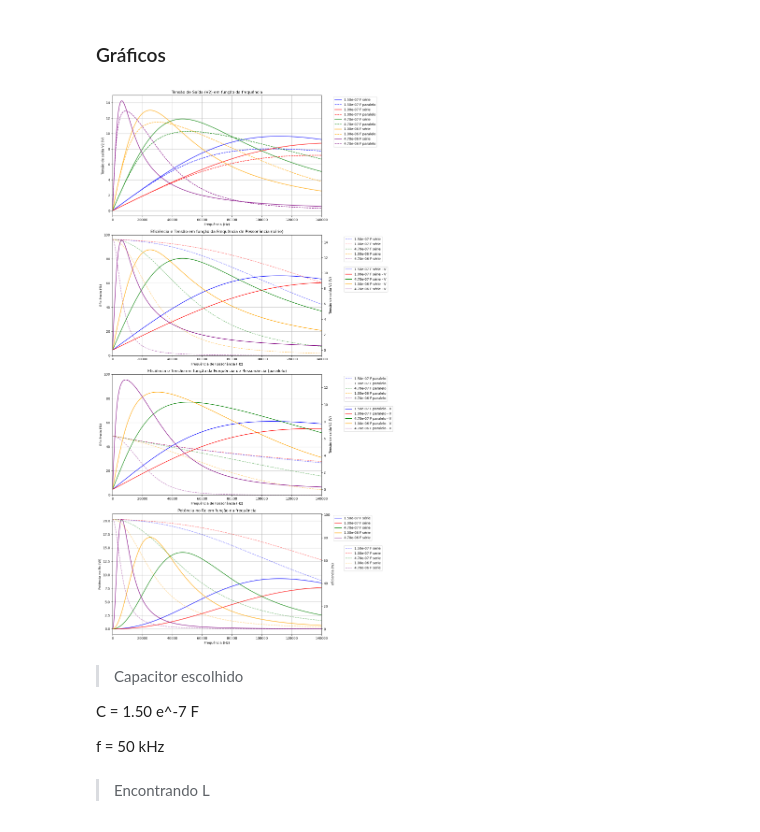
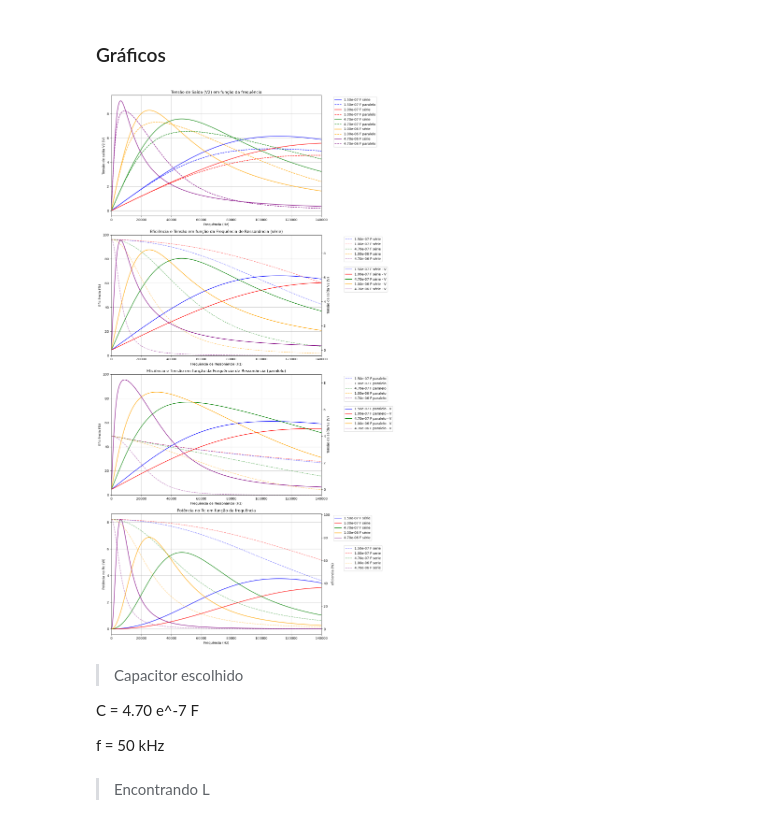
Before and after one commit to EnzoSilva14/projeto-eletromag, a Jupyter notebook: Versao_atual.ipynb, the cells around one changed output. Drawn from its saved outputs; the diff is of its cells as text; code cells hidden in the pictures.

```diff
--- a/Versao_atual.ipynb
+++ b/Versao_atual.ipynb
@@ -116,7 +116,8 @@ Rdc = 0.2  # Resistência de cobre no primário e secundário
 # Criar uma figura com três subplots verticais
 fig, (ax1, ax2, ax3, ax4) = plt.subplots(4, 1, figsize=(13, 24))
 
-cores = ['b', 'r', 'g', 'orange', 'purple']
+cores = ['b', 'r', 'g', 'orange', 'purple', 'cyan', 'magenta', 'yellow', 'black', 'lime']
+
 linestyles = ['-', '--']
 
 ax2_twin = ax2.twinx()
@@ -138,8 +139,8 @@ for i, C in enumerate(valores_c2):
         ZC1, ZL1, ZR1 = impedancia(R1, C, L1, freq)
         ZC2, ZL2, ZR2 = impedancia(R2, C, L2, freq)
         ZM = impedancia_ZM(L1, L2, K, freq)
-        # Uf = (2/pi)*6*cos(2*pi*freq)
-
+        Uf = (2/pi)*6
+        #Uf = 6
         # Calcular para paralelo
         i1, i2, V2, eficiencia, P_res = CalcularTransformadorCapacitorParalelo(ZR1, ZR2, Rc, ZC1, ZC2, ZL1, ZL2, ZM, Uf)
         V_paralelo.append(V2)
@@ -196,38 +197,38 @@ ax2_twin.legend(loc="upper left", bbox_to_anchor=(1.1, 0.75))  # Legenda do twin
 ax3.set_title("Eficiência e Tensão em função da Frequência de Ressonância (paralelo)")
 ax3.set_xlabel("Frequência de Ressonância (Hz)")
 ax3.set_ylabel("Eficiência (%)")
 ax3.legend(loc="upper left", bbox_to_anchor=(1.1, 1))
 ax3.set_xlim(0, 140e3)
 ax3.set_ylim(0, 100)
 ax3.grid(True)
 
 # Adicionar a legenda para o eixo secundário (twinx) do ax3
 ax3_twin.set_ylabel("Tensão de saída V2 (V)")
 ax3_twin.legend(loc="upper left", bbox_to_anchor=(1.1, 0.75))  # Legenda do twin
 
 ax4.set_title("Potência no Rc em função da frequência")
 ax4.set_xlabel("Frequência (Hz)")
 ax4.set_ylabel("Potência no Rc (W)")
 ax4.legend(loc="upper left", bbox_to_anchor=(1.05, 1))
 ax4.set_xlim(0, 140e3)
 # ax4.set_ylim(0, 100)
 ax4.grid(True)
 
 
 ax4_twin.set_ylabel("eficiencia (%)")
 ax4_twin.legend(loc="upper left", bbox_to_anchor=(1.1, 0.75))  # Legenda do twin
 
 # Ajustar layout para não sobrepor elementos
 plt.tight_layout()
 
 # Exibir gráfico
 plt.show()
 # %% [output]
-[figure, old version]
+[figure, new version]
 # %% [markdown]
 > Capacitor escolhido
 
-C = 1.50 e^-7 F
+C = 4.70 e^-7 F
 
 f = 50 kHz
 # %% [markdown]
```
Also changed, not shown: parts of 3 cells of this notebook.
